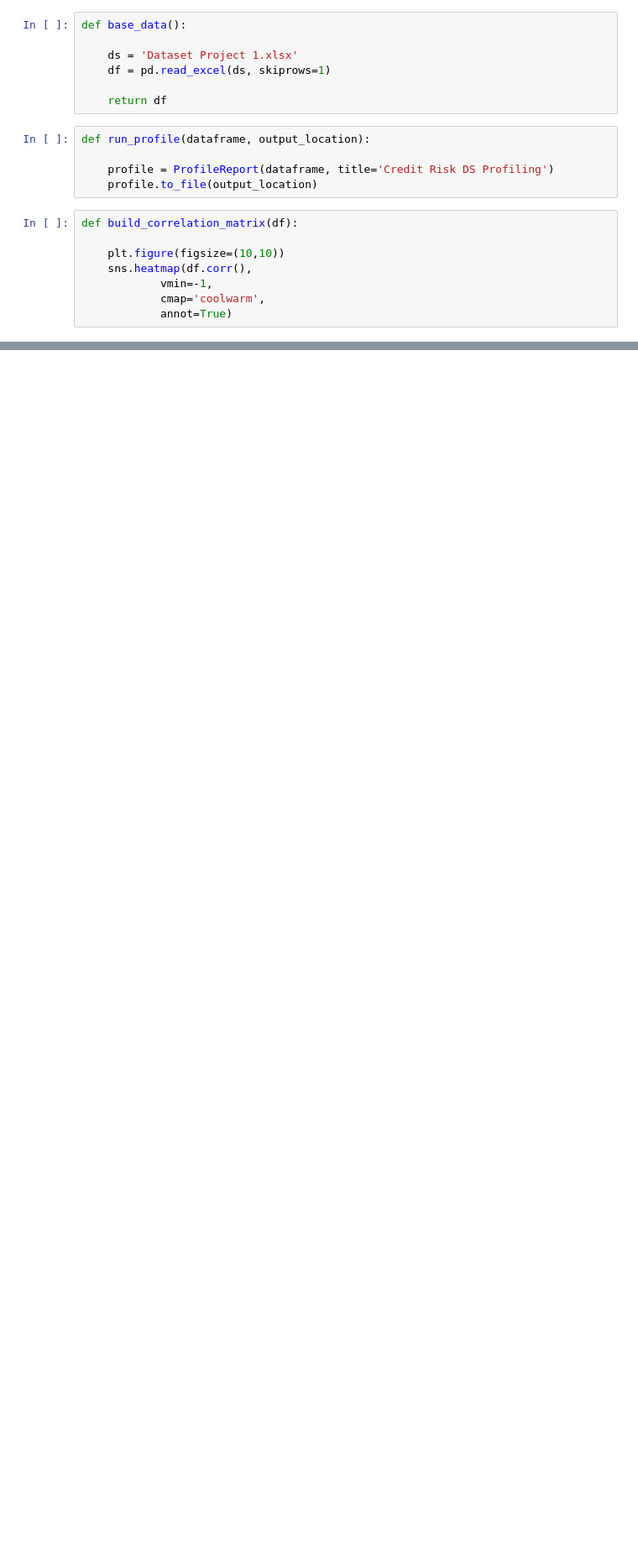
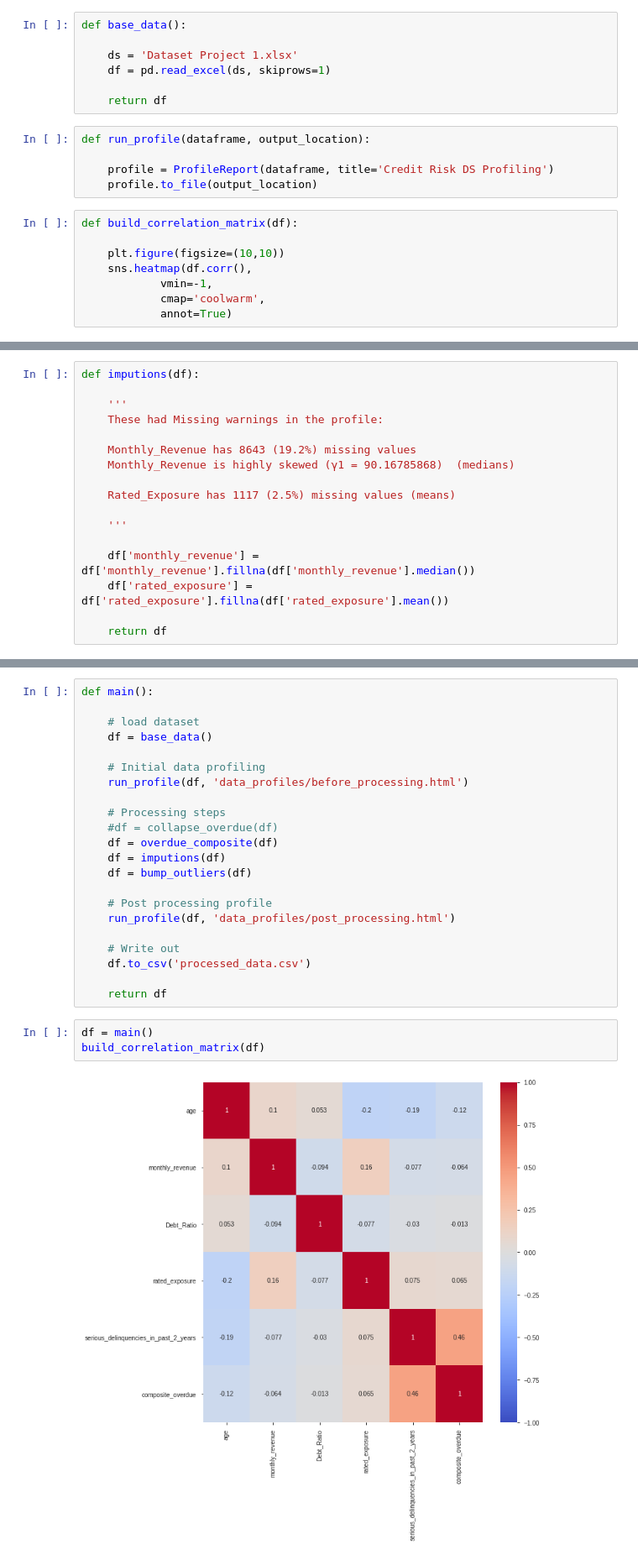
Before and after one commit to jmullini/rensselaer_ml_data_architecture, a Jupyter notebook: Rensselaer ML Data Acrchitecture Project 1.ipynb, the cells around one changed output, grey strips where cells are left out. Shown at 84% size. Drawn from its saved outputs; the diff is of its cells as text; blank space fills up the shorter version.

Commit message:
data processing

```diff
--- a/Rensselaer ML Data Acrchitecture Project 1.ipynb
+++ b/Rensselaer ML Data Acrchitecture Project 1.ipynb
@@ -42,0 +64,17 @@ main()
+# %%
+def imputions(df):
+
+    '''
+    These had Missing warnings in the profile:
+
+    Monthly_Revenue has 8643 (19.2%) missing values
+    Monthly_Revenue is highly skewed (γ1 = 90.16785868)  (medians)
+
+    Rated_Exposure has 1117 (2.5%) missing values (means)
+
+    '''
+
+    df['monthly_revenue'] = df['monthly_revenue'].fillna(df['monthly_revenue'].median())
+    df['rated_exposure'] = df['rated_exposure'].fillna(df['rated_exposure'].mean())
+
+    return df
@@ -42,0 +103,27 @@ main()
+# %%
+def main():
+
+    # load dataset
+    df = base_data()
+
+    # Initial data profiling
+    run_profile(df, 'data_profiles/before_processing.html')
+
+    # Processing steps
+    #df = collapse_overdue(df)
+    df = overdue_composite(df)
+    df = imputions(df)
+    df = bump_outliers(df)
+
+    # Post processing profile
+    run_profile(df, 'data_profiles/post_processing.html')
+
+    # Write out
+    df.to_csv('processed_data.csv')
+
+    return df
+# %%
+df = main()
+build_correlation_matrix(df)
+# %% [output]
+[figure, added]
```
Also changed, not shown: parts of 7 cells of this notebook, 4 other files.
